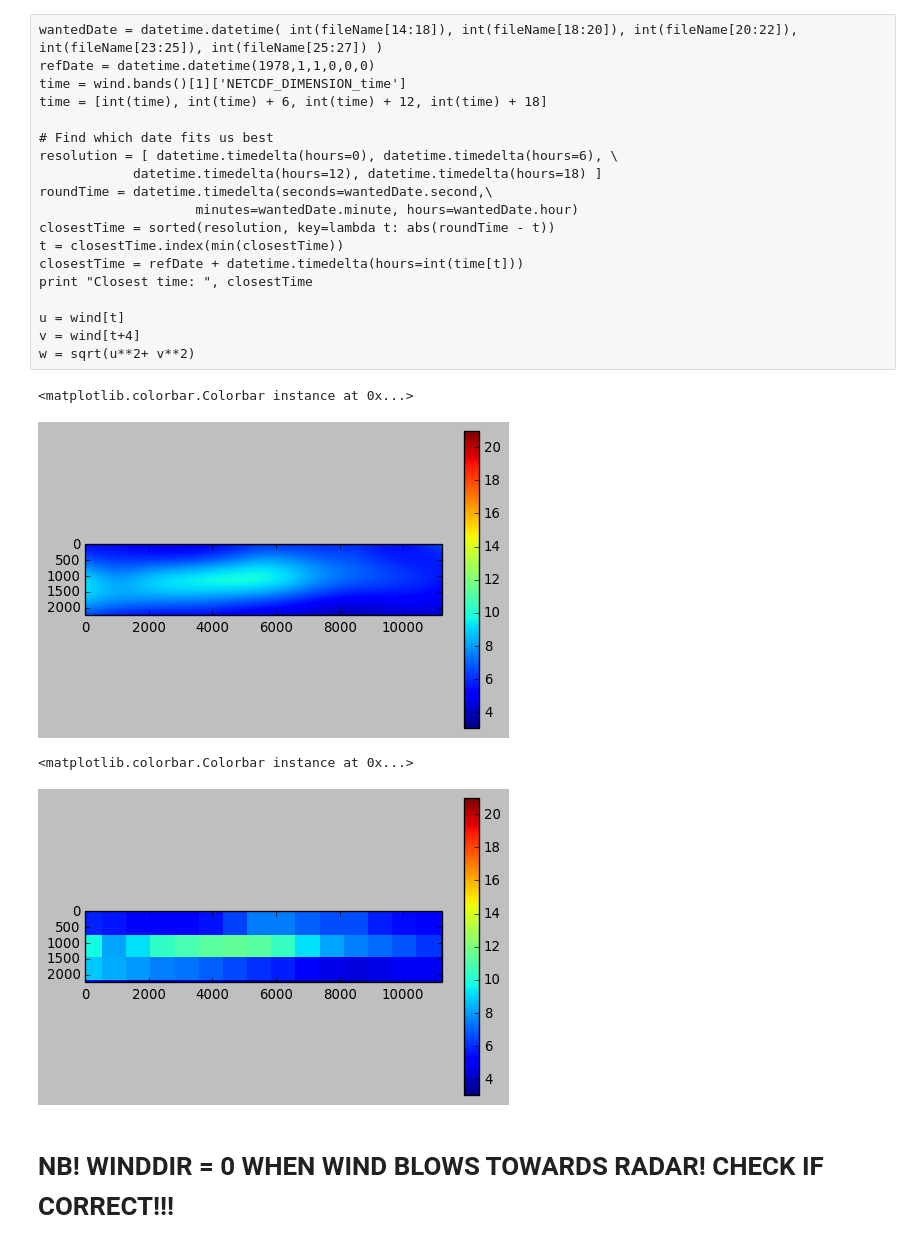
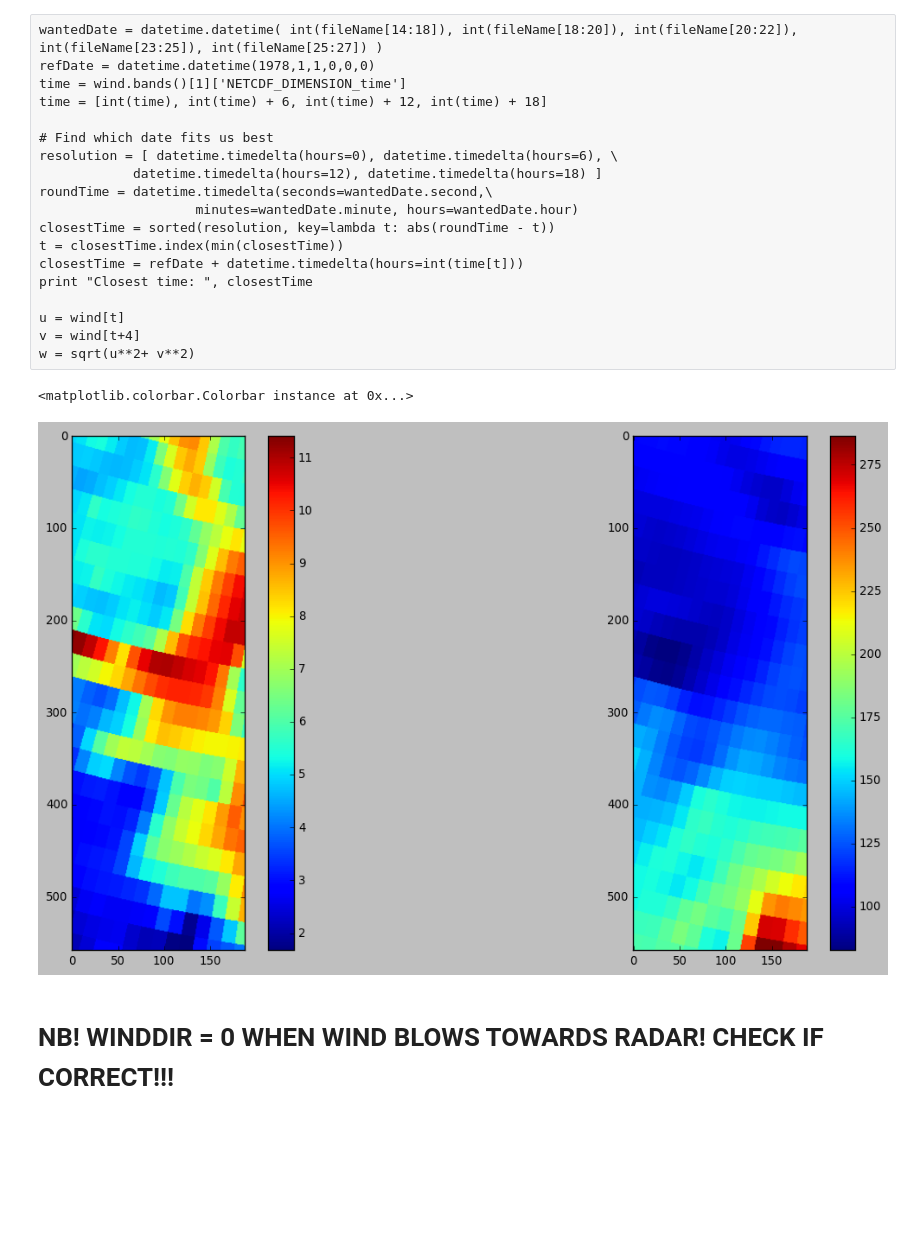
Before and after one commit to magican/PySOL, a Jupyter notebook: notebooks/nansatASARexample-CMOD4Wind.ipynb, the cells around one changed output. Saved outputs shown, nothing was run; the diff lists cells and outputs as text; code cells hidden in the pictures; blank space fills up the shorter version.

Commit message:
Trying to add NCEP and BlendedSeaWinds Need to reproject the data on to SAR grid before CMOD processing

```diff
--- a/notebooks/nansatASARexample-CMOD4Wind.ipynb
+++ b/notebooks/nansatASARexample-CMOD4Wind.ipynb
@@ -196,6 +197,8 @@ else:
     logger.info('NO wind, skipping file')
 # %% [output]
 INFO:procASAR:NO wind, skipping file
+# %%
+wind = Nansat(ncepPath + ncepFileName, mapperName='ncep')
 # %%
 # lons, lats = n.get_corners()
 # overlap = (lats>min(latlim)).any() and (lats<max(latlim)).any() and (lons>min(lonlim)).any() and (lons<max(lonlim)).any()
@@ -263,20 +269,27 @@ plt.close('all')
 plt.imshow(w, vmin=3, vmax=21)
 plt.jet()
 plt.colorbar()
-# %% [output]
-<matplotlib.colorbar.Colorbar instance at 0x...>
-[figure, removed]
 # %%
 # Reproject Wind onto ASAR without interpolation to show how worse is NCEP resolution
 wind.reproject(n)
-windW = wind[3]
-plt.close('all')
-plt.imshow(windW, vmin=3, vmax=21)
-plt.jet()
-plt.colorbar()
+u = wind[1]
+v = wind[2]
+w = wind[3]
+windDir = wind[4]
-# %% [output]
-<matplotlib.colorbar.Colorbar instance at 0x...>
-[figure, removed]
+# %%
+plt.close('all')
+plt.figure(figsize=(16,8))
+plt.subplot(121)
+plt.imshow(w[::scale,::scale])
+plt.jet()
+plt.colorbar()
+plt.subplot(122)
+plt.imshow(windDir[::scale,::scale])
+plt.jet()
+plt.colorbar()
+# %% [output]
+<matplotlib.colorbar.Colorbar instance at 0x...>
+[figure, added]
 # %% [markdown]
 # NB! WINDDIR = 0 WHEN WIND BLOWS TOWARDS RADAR! CHECK IF CORRECT!!!
 # %% [raw]
```
Also changed, not shown: parts of 7 cells of this notebook, 1 other file.
